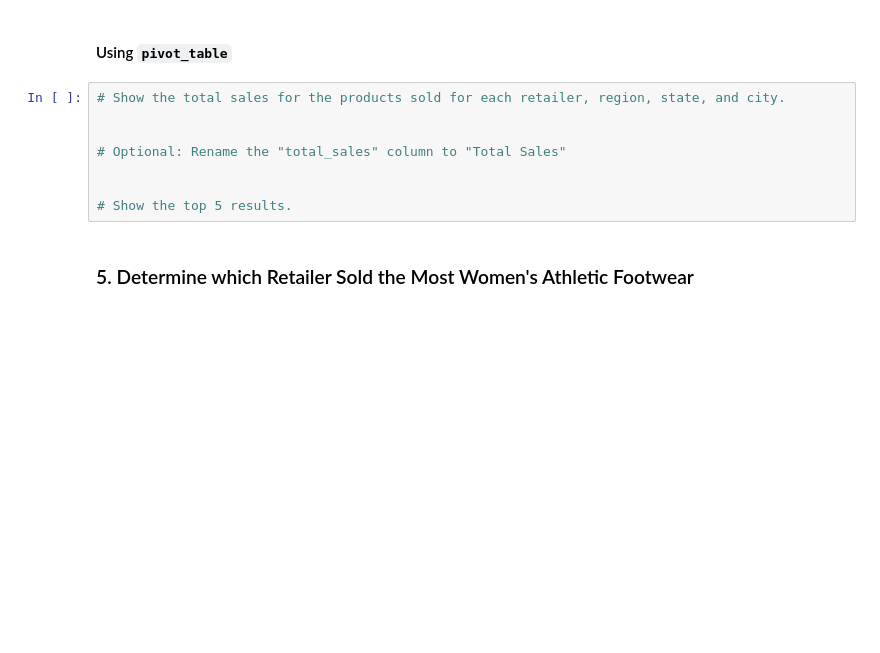
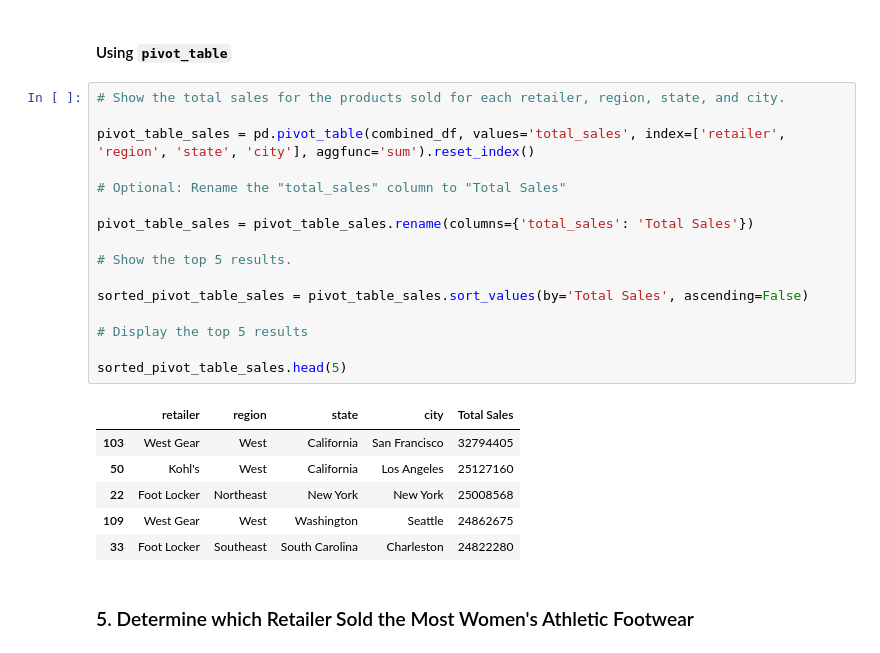
Before and after one commit to iabdullah42/athletic_sales_analysis, a Jupyter notebook: athletic_sales_analysis_starter_code.ipynb, the cells around one changed output. Cells and saved outputs as stored; diff of their text form; blank space fills up the shorter version.

```diff
--- a/athletic_sales_analysis_starter_code.ipynb
+++ b/athletic_sales_analysis_starter_code.ipynb
@@ -265,11 +294,26 @@ print(top_5_sales_results)
 # %%
 # Show the total sales for the products sold for each retailer, region, state, and city.
 
+pivot_table_sales = pd.pivot_table(combined_df, values='total_sales', index=['retailer', 'region', 'state', 'city'], aggfunc='sum').reset_index()
 
 # Optional: Rename the "total_sales" column to "Total Sales"
 
+pivot_table_sales = pivot_table_sales.rename(columns={'total_sales': 'Total Sales'})
 
 # Show the top 5 results.
+
+sorted_pivot_table_sales = pivot_table_sales.sort_values(by='Total Sales', ascending=False)
+
+# Display the top 5 results
+
+sorted_pivot_table_sales.head(5)
+# %% [output]
+|  | retailer | region | state | city | Total Sales |
+| 103 | West Gear | West | California | San Francisco | 32794405 |
+| 50 | Kohl's | West | California | Los Angeles | 25127160 |
+| 22 | Foot Locker | Northeast | New York | New York | 25008568 |
+| 109 | West Gear | West | Washington | Seattle | 24862675 |
+| 33 | Foot Locker | Southeast | South Carolina | Charleston | 24822280 |
 # %% [markdown]
 ### 5. Determine which Retailer Sold the Most Women's Athletic Footwear
 # %%
```
Also changed, not shown: parts of 21 cells of this notebook.
